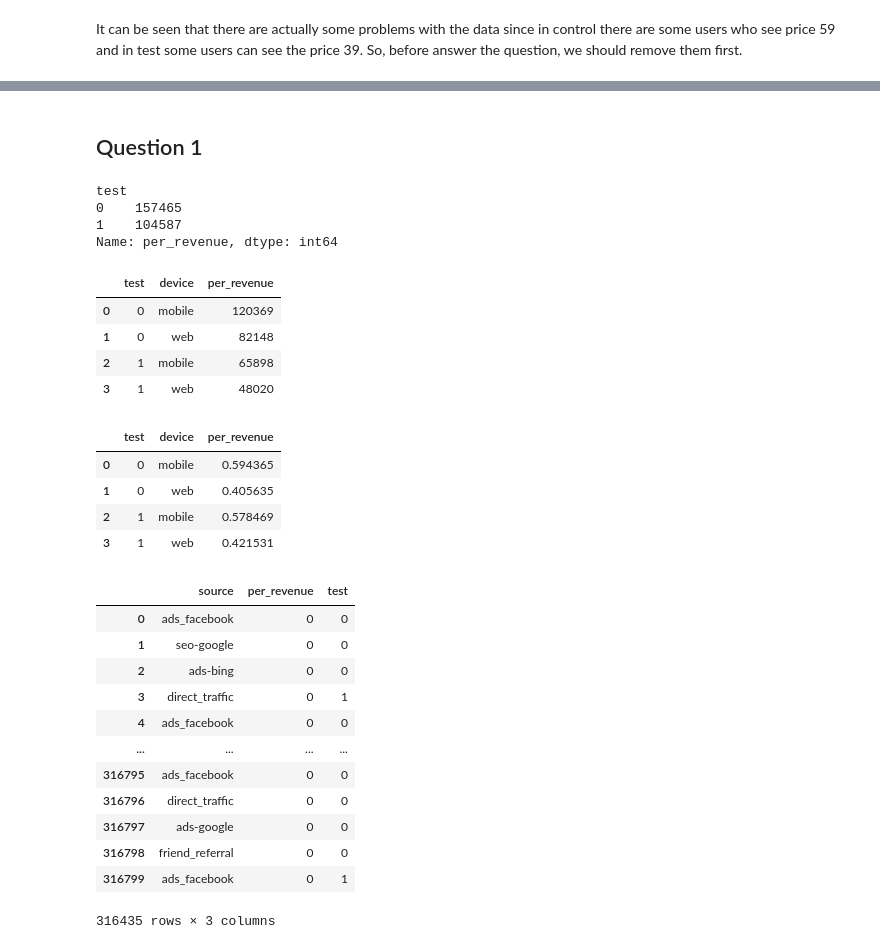
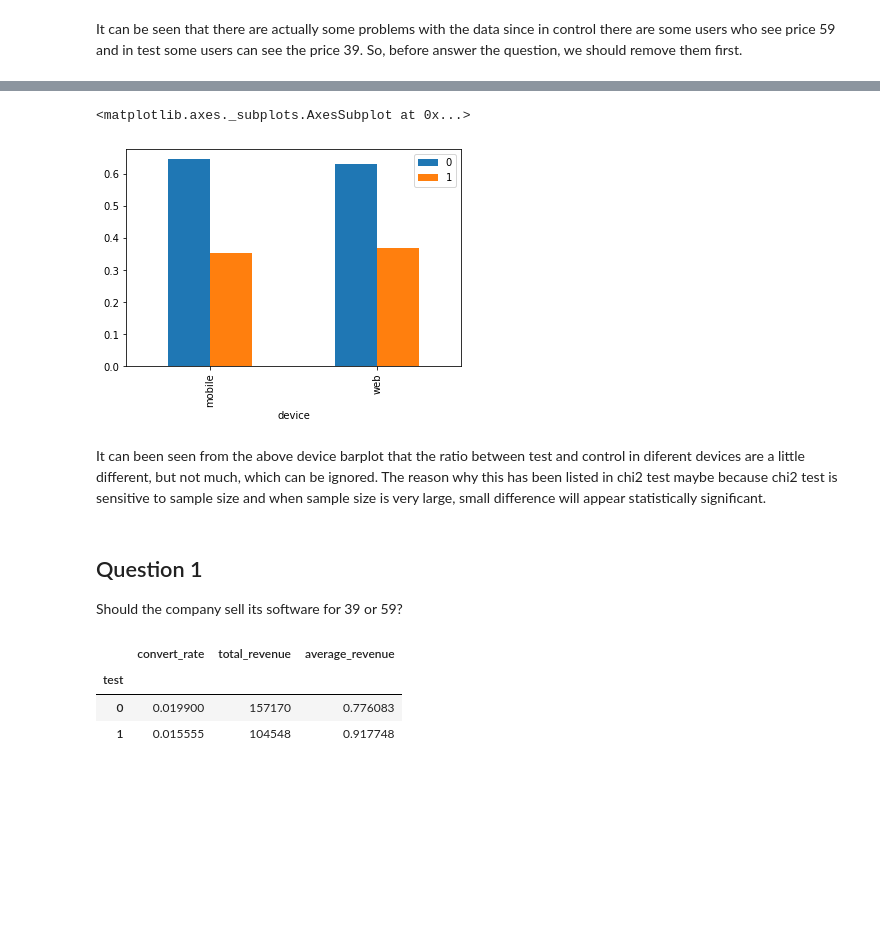
Before and after one commit to Aliciaworld/DS-TakeHomeChallenges, a Jupyter notebook: 06. Pricing Test.ipynb, the cells around one changed output, grey strips where cells are left out. Cells and saved outputs as stored; diff of their text form; code cells hidden in the pictures; blank space fills up the shorter version.

```diff
--- a/06. Pricing Test.ipynb
+++ b/06. Pricing Test.ipynb
@@ -110,49 +178,25 @@ test = test[((test['test'] ==0) & (test['price'] == 39)) | ((test['test'] == 1)
+# %%
+# visulaize the rationship between different device and their ratios in test/control
+de_test.plot(kind = 'bar')
+# %% [output]
+<matplotlib.axes._subplots.AxesSubplot at 0x...>
+[figure, added]
+# %% [markdown]
+It can been seen from the above device barplot that the ratio between test and control in diferent devices are a little different, but not much, which can be ignored. The reason why this has been listed in chi2 test maybe because chi2 test is sensitive to sample size and when sample size is very large, small difference will appear statistically significant.
 # %% [markdown]
 <a id='question1'></a>
 ## Question 1
+Should the company sell its software for 39 or 59?
 # %%
-# create revenue for software
+# check the convert rate and average revenue for 39 and 59
 test['per_revenue'] = test['price'] * test['converted']
-total_revenues = test.groupby('test')['per_revenue'].sum()
-revenues
+
+summary = pd.DataFrame({'convert_rate': test.groupby('test')['converted'].mean(),
+                         'total_revenue': test.groupby('test')['per_revenue'].sum(),
+                         'average_revenue': test.groupby('test')['per_revenue'].mean()})
+summary
 # %% [output]
-test
-0    157465
-1    104587
-Name: per_revenue, dtype: int64
+|  | convert_rate | total_revenue | average_revenue |
+| test |  |  |  |
+| 0 | 0.019900 | 157170 | 0.776083 |
+| 1 | 0.015555 | 104548 | 0.917748 |
-# %%
-# check randominess
-count = test[['device', 'test', 'per_revenue']].groupby(['test','device']).count().reset_index()
-count
-# %% [output]
-|  | test | device | per_revenue |
-| 0 | 0 | mobile | 120369 |
-| 1 | 0 | web | 82148 |
-| 2 | 1 | mobile | 65898 |
-| 3 | 1 | web | 48020 |
-# %%
-count.loc[count['test'] == 1, 'per_revenue'] = count.loc[count['test'] == 1, 'per_revenue'] / 113918
-count.loc[count['test'] == 0, 'per_revenue'] = count.loc[count['test'] == 0, 'per_revenue'] / 202517
-count
-# %% [output]
-|  | test | device | per_revenue |
-| 0 | 0 | mobile | 0.594365 |
-| 1 | 0 | web | 0.405635 |
-| 2 | 1 | mobile | 0.578469 |
-| 3 | 1 | web | 0.421531 |
-# %%
-test[['source','per_revenue','test']]
-# %% [output]
-|  | source | per_revenue | test |
-| 0 | ads_facebook | 0 | 0 |
-| 1 | seo-google | 0 | 0 |
-| 2 | ads-bing | 0 | 0 |
-| 3 | direct_traffic | 0 | 1 |
-| 4 | ads_facebook | 0 | 0 |
-| ... | ... | ... | ... |
-| 316795 | ads_facebook | 0 | 0 |
-| 316796 | direct_traffic | 0 | 0 |
-| 316797 | ads-google | 0 | 0 |
-| 316798 | friend_referral | 0 | 0 |
-| 316799 | ads_facebook | 0 | 1 |
-316435 rows × 3 columns
```
Also changed, not shown: parts of 26 cells of this notebook.
